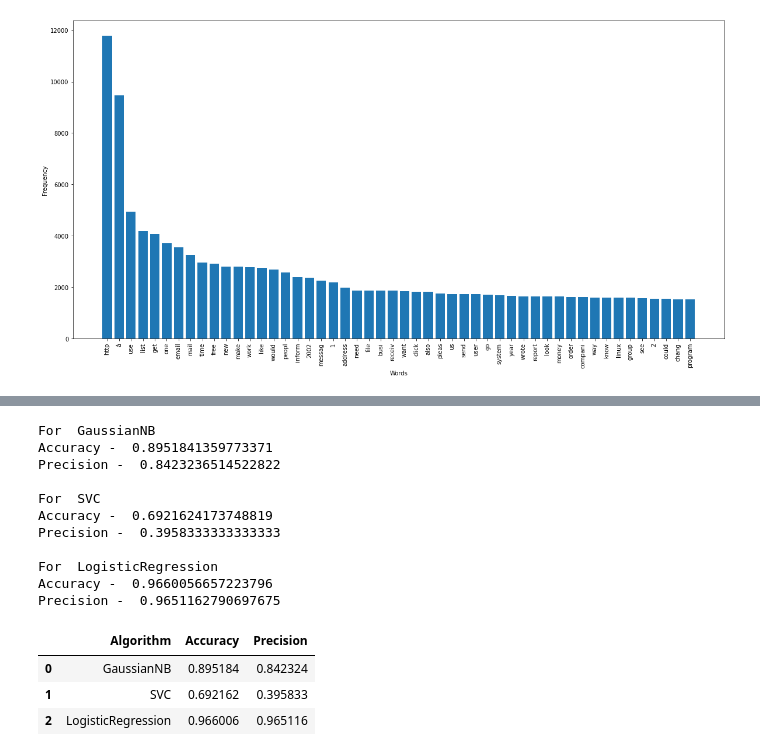
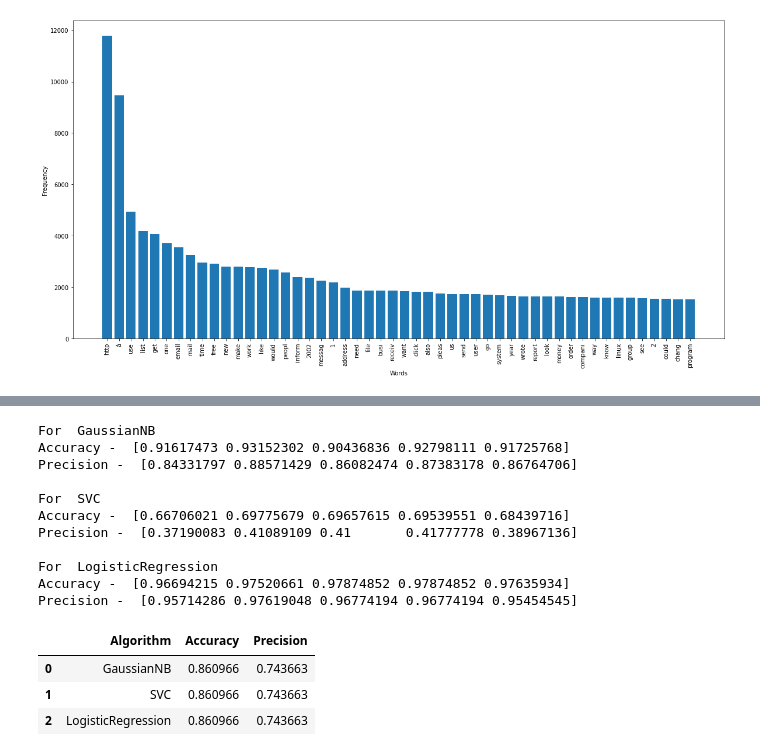
Before and after one commit to OliviaLiu417/EmailClassfication, a Jupyter notebook: Copy_1_of_vioviov_project.ipynb, the cells around one changed output, grey strips where cells are left out. Cells and saved outputs as stored; diff of their text form; code cells hidden in the pictures.

```diff
--- a/Copy_1_of_vioviov_project.ipynb
+++ b/Copy_1_of_vioviov_project.ipynb
@@ -213,8 +213,10 @@ def train_classifier(classifiers,x_train,y_train,x_test,y_test):
     classifiers.fit(x_train,y_train)
 
     y_pred = classifiers.predict(x_test)
-    accuracy = accuracy_score(y_test,y_pred)
-    precision = precision_score(y_test,y_pred)
+    # accuracy = accuracy_score(y_test,y_pred)
+    accuracy = cross_val_score(classifiers, x_train, y_train, cv=5, scoring='accuracy')
+    # precision = precision_score(y_test,y_pred)
+    precision = cross_val_score(classifiers, x_train, y_train, cv=5, scoring='precision')
 
     return accuracy,precision
 # %%
@@ -282,25 +284,25 @@ for name,classifier in classifiers.items():
     precision_scores.append(current_precision)
 # %% [output]
 For  GaussianNB
-Accuracy -  0.8951841359773371
-Precision -  0.8423236514522822
+Accuracy -  [0.91617473 0.93152302 0.90436836 0.92798111 0.91725768]
+Precision -  [0.84331797 0.88571429 0.86082474 0.87383178 0.86764706]
 
 For  SVC
-Accuracy -  0.6921624173748819
-Precision -  0.3958333333333333
+Accuracy -  [0.66706021 0.69775679 0.69657615 0.69539551 0.68439716]
+Precision -  [0.37190083 0.41089109 0.41       0.41777778 0.38967136]
 
 For  LogisticRegression
-Accuracy -  0.9660056657223796
-Precision -  0.9651162790697675
+Accuracy -  [0.96694215 0.97520661 0.97874852 0.97874852 0.97635934]
+Precision -  [0.95714286 0.97619048 0.96774194 0.96774194 0.95454545]
 # %%
 # performance table
-performance2 = pd.DataFrame({'Algorithm': classifiers.keys(),'Accuracy':accuracy_scores,'Precision':precision_scores})# .sort_values('Precision',ascending=False)
+performance2 = pd.DataFrame({'Algorithm': classifiers.keys(),'Accuracy':np.mean(accuracy_scores),'Precision':np.mean(precision_scores)})# .sort_values('Precision',ascending=False)
 performance2
 # %% [output]
 |  | Algorithm | Accuracy | Precision |
-| 0 | GaussianNB | 0.895184 | 0.842324 |
-| 1 | SVC | 0.692162 | 0.395833 |
-| 2 | LogisticRegression | 0.966006 | 0.965116 |
+| 0 | GaussianNB | 0.860966 | 0.743663 |
+| 1 | SVC | 0.860966 | 0.743663 |
+| 2 | LogisticRegression | 0.860966 | 0.743663 |
 # %%
 # plot performance
 
```
Also changed, not shown: parts of 5 cells of this notebook.
